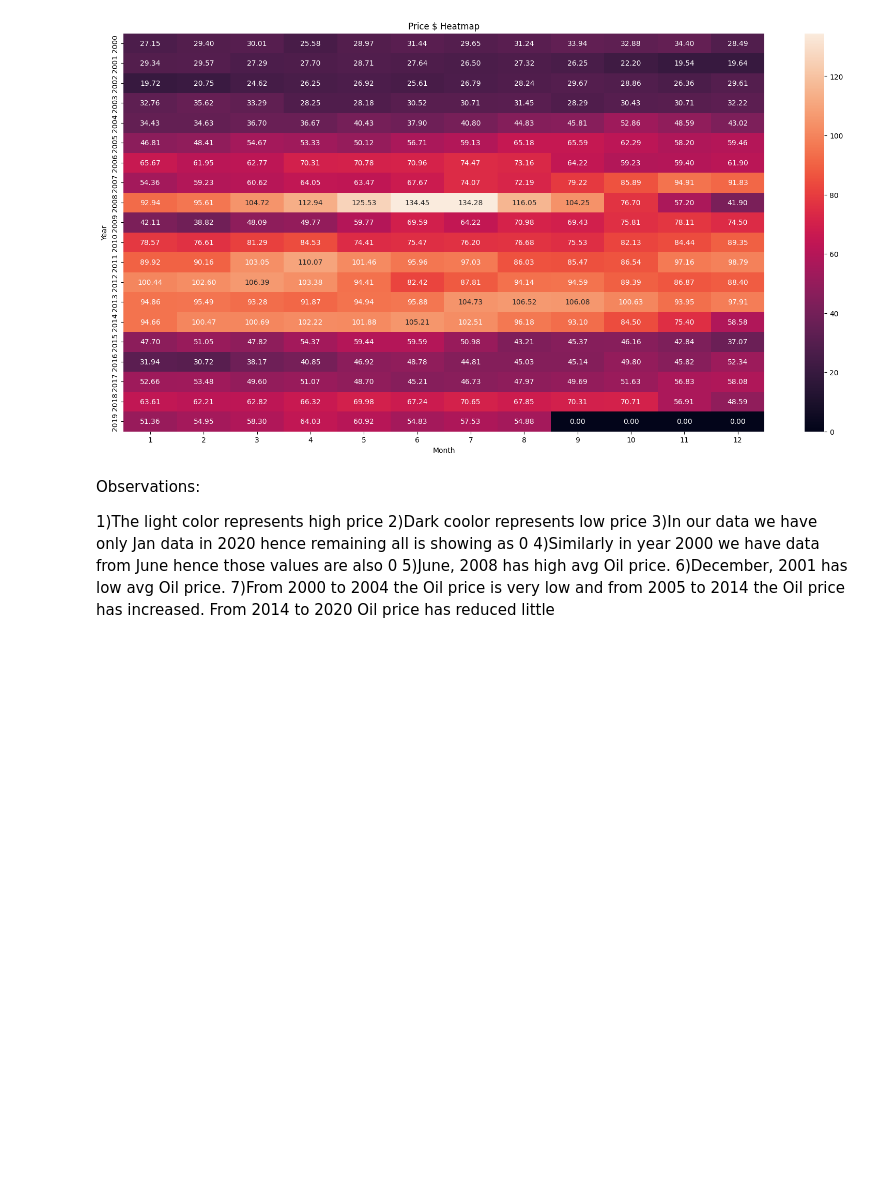
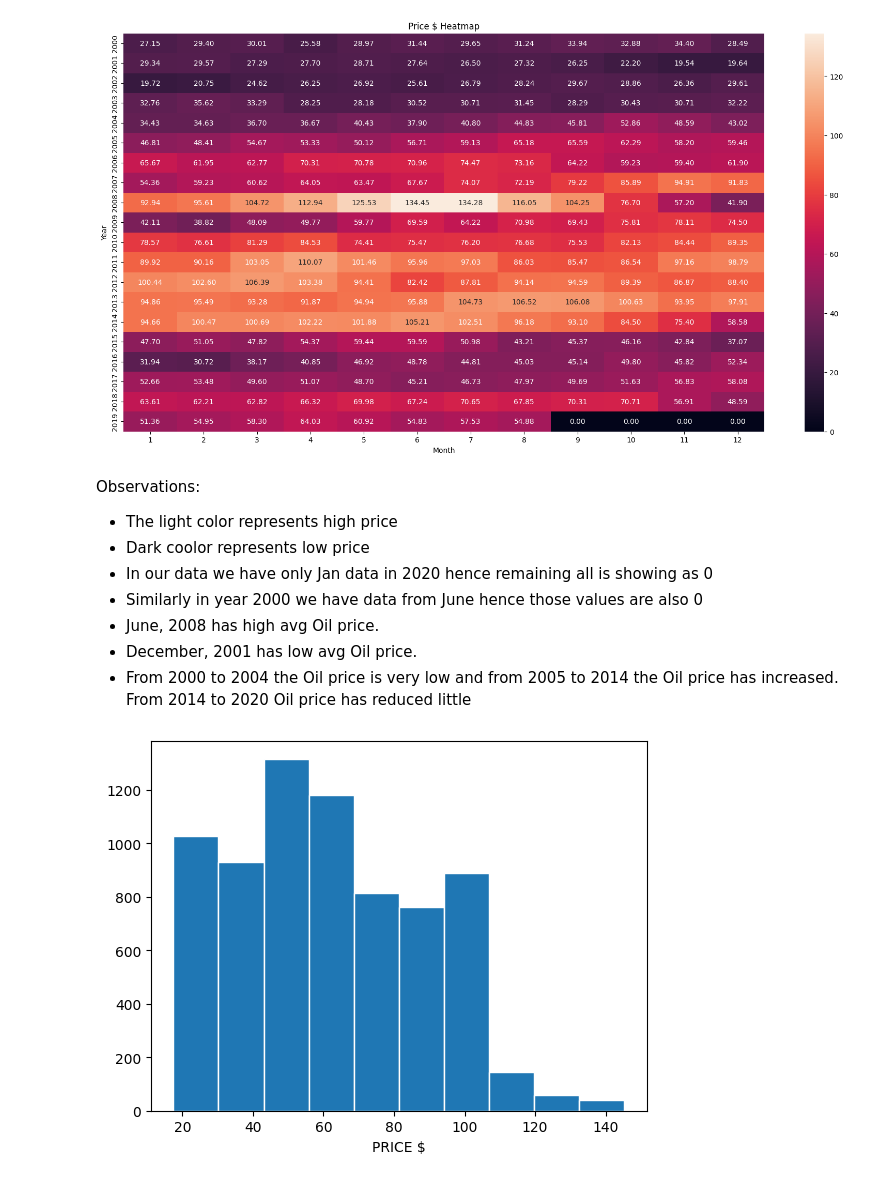
Before and after one commit to chethandvg/crude-oil-prediction, a Jupyter notebook: src/crude_oil_prediction.ipynb, the cells around one changed output. Saved outputs shown, nothing was run; the diff lists cells and outputs as text; code cells hidden in the pictures; blank space fills up the shorter version.

Commit message:
initial data visualization and modeling

```diff
--- a/src/crude_oil_prediction.ipynb
+++ b/src/crude_oil_prediction.ipynb
@@ -14,5 +14,5 @@ Saving Crude_Oil_Historical_Data.csv to Crude_Oil_Historical_Data (1).csv
 # %%
-data=pd.read_csv("Crude_Oil_Historical_Data.csv")
+data=pd.read_csv("Oil_Historical_Data.csv")
 # %%
 data.head(5)
 # %% [output]
@@ -328,10 +328,18 @@ sns.heatmap(table, annot=True,fmt=".2f")
 # %% [markdown]
 Observations:
 
-1)The light color represents high price
-2)Dark coolor represents low price
-3)In our data we have only Jan data in 2020 hence remaining all is showing as 0
-4)Similarly in year 2000 we have data from June hence those values are also 0
-5)June, 2008 has high avg Oil price.
-6)December, 2001 has low avg Oil price.
-7)From 2000 to 2004 the Oil price is very low and from 2005 to 2014 the Oil price has increased. From 2014 to 2020 Oil price has reduced little
+* The light color represents high price
+* Dark coolor represents low price
+* In our data we have only Jan data in 2020 hence remaining all is showing as 0
+* Similarly in year 2000 we have data from June hence those values are also 0
+* June, 2008 has high avg Oil price.
+* December, 2001 has low avg Oil price.
+* From 2000 to 2004 the Oil price is very low and from 2005 to 2014 the Oil price has increased. From 2014 to 2020 Oil price has reduced little
+# %%
+#Histogram
+#todo double the bins=20
+plt.hist(data['Price'],edgecolor='w')
+plt.xlabel('PRICE $')
+plt.show()
+# %% [output]
+[figure, added]
```
Also changed, not shown: parts of 30 cells of this notebook.
